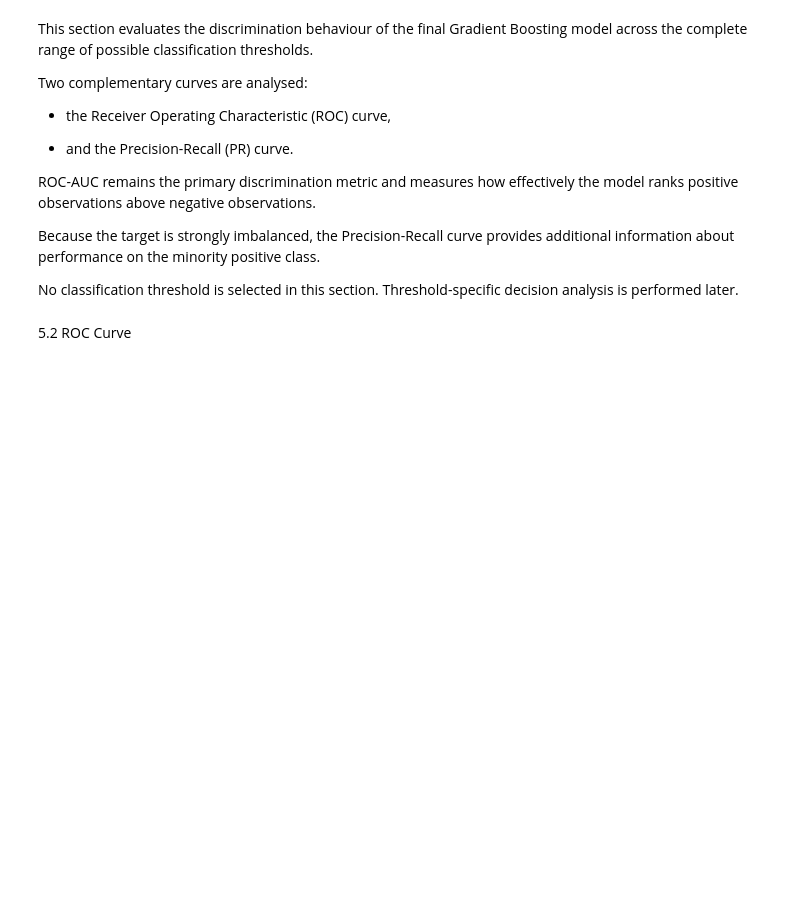
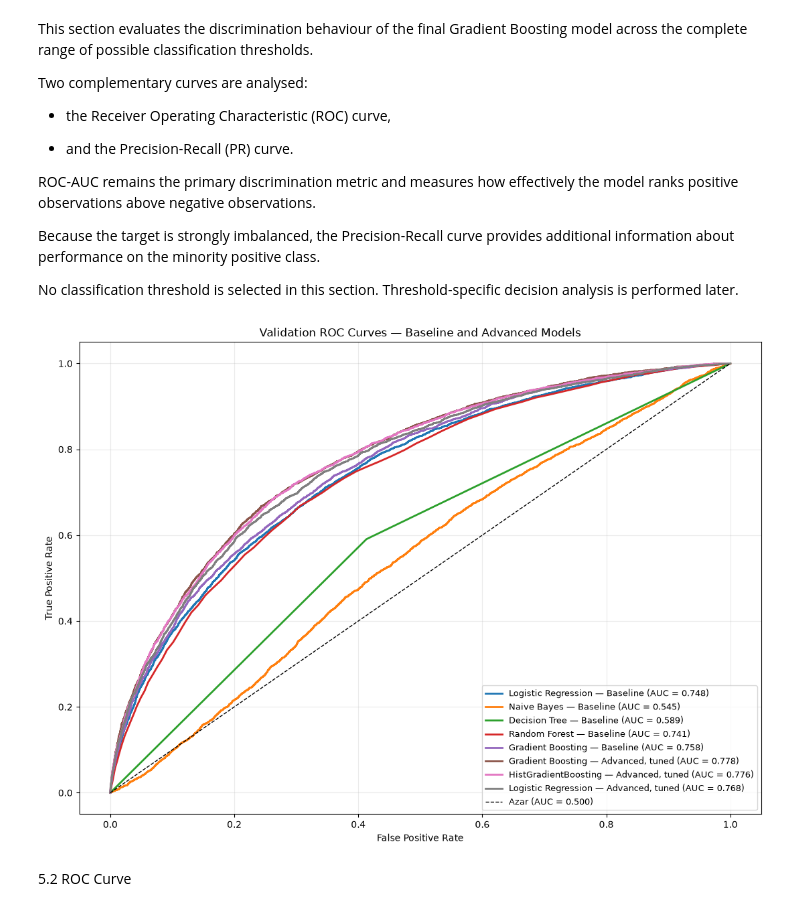
Before and after one commit to w0lfpy/Home-Credit-Default-Risk, a Jupyter notebook: notebooks/05_evaluation.ipynb, the cells around one changed output. Drawn from its saved outputs; the diff is of its cells as text; code cells hidden in the pictures; blank space fills up the shorter version.

Commit message:
update: Update all notebooks with explanations of process done

```diff
--- a/notebooks/05_evaluation.ipynb
+++ b/notebooks/05_evaluation.ipynb
@@ -877,6 +875,62 @@ ROC-AUC remains the primary discrimination metric and measures how effectively t
 Because the target is strongly imbalanced, the Precision-Recall curve provides additional information about performance on the minority positive class.
 
 No classification threshold is selected in this section. Threshold-specific decision analysis is performed later.
+# %%
+# ROC curves: comparison of models in validation
+BASELINE_MODEL_DIR = MODEL_DIR / "baseline"
+BASELINE_DATA_DIR = PROCESSED_DATA_DIR / "baseline"
+
+y_val = pd.read_csv(SPLITS_DIR / "y_validation.csv").iloc[:, 0].to_numpy()
+
+X_baseline_scaled = np.load(BASELINE_DATA_DIR / "X_validation_scaled.npy")
+X_baseline_unscaled = np.load(BASELINE_DATA_DIR / "X_validation_unscaled.npy")
+X_advanced_scaled = np.load(ADVANCED_DATA_DIR / "X_validation_scaled.npy")
+X_advanced_unscaled = np.load(ADVANCED_DATA_DIR / "X_validation_unscaled.npy")
+
+roc_models = [
+    ("Logistic Regression — Baseline", BASELINE_MODEL_DIR / "logistic_regression_baseline.joblib", X_baseline_scaled),
+    ("Naive Bayes — Baseline", BASELINE_MODEL_DIR / "naive_bayes_baseline.joblib", X_baseline_unscaled),
+    ("Decision Tree — Baseline", BASELINE_MODEL_DIR / "decision_tree_baseline.joblib", X_baseline_unscaled),
+    ("Random Forest — Baseline", BASELINE_MODEL_DIR / "random_forest_baseline.joblib", X_baseline_unscaled),
+    ("Gradient Boosting — Baseline", BASELINE_MODEL_DIR / "gradient_boosting_baseline.joblib", X_baseline_unscaled),
+    ("Gradient Boosting — Advanced, tuned", ADVANCED_MODEL_DIR / "final_candidate_gradient_boosting.joblib", X_advanced_unscaled),
+    ("HistGradientBoosting — Advanced, tuned", ADVANCED_MODEL_DIR / "hist_gradient_boosting_tuned_weighted.joblib", X_advanced_unscaled),
+    ("Logistic Regression — Advanced, tuned", ADVANCED_MODEL_DIR / "logistic_regression_tuned_balanced.joblib", X_advanced_scaled),
+]
+
+fig, ax = plt.subplots(figsize=(11, 8))
+
+for model_name, model_path, X_val in roc_models:
+    model = joblib.load(model_path)
+
+    # Probability of positive class (TARGET = 1)
+    positive_class_index = np.flatnonzero(model.classes_ == 1)[0]
+    y_score = model.predict_proba(X_val)[:, positive_class_index]
+
+    fpr, tpr, _ = roc_curve(y_val, y_score)
+    model_auc = roc_auc_score(y_val, y_score)
+
+    ax.plot(fpr, tpr, linewidth=2, label=f"{model_name} (AUC = {model_auc:.3f})")
+
+ax.plot([0, 1], [0, 1], "k--", linewidth=1, label="Azar (AUC = 0.500)")
+ax.set(
+    title="Validation ROC Curves — Baseline and Advanced Models",
+    xlabel="False Positive Rate",
+    ylabel="True Positive Rate",
+)
+ax.legend(loc="lower right", fontsize=9)
+ax.grid(alpha=0.25)
+plt.tight_layout()
+
+FIGURES_DIR.mkdir(parents=True, exist_ok=True)
+plt.savefig(
+    FIGURES_DIR / "baseline_vs_advanced_validation_roc_curves.png",
+    dpi=300,
+    bbox_inches="tight",
+)
+plt.show()
+# %% [output]
+[figure, added]
 # %% [markdown]
 5.2 ROC Curve
 # %%
```
Also changed, not shown: parts of 31 cells of this notebook, 9 other files.
